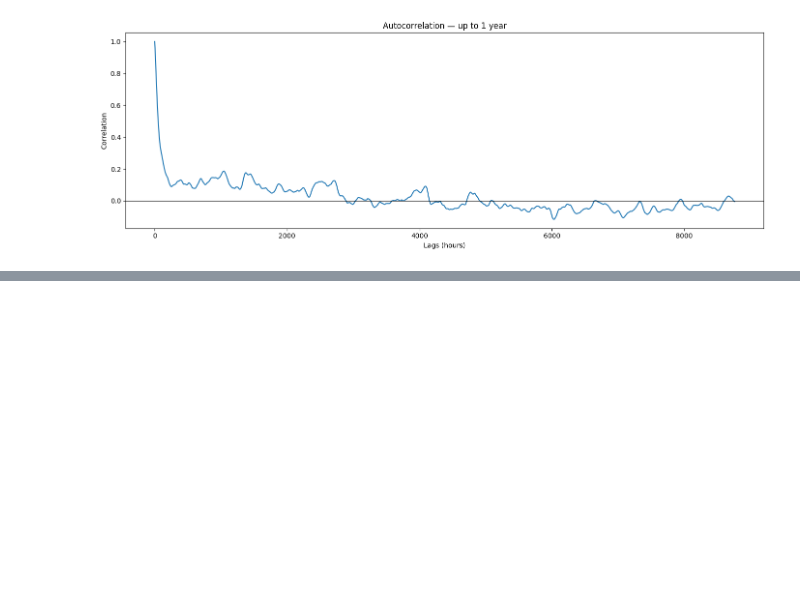
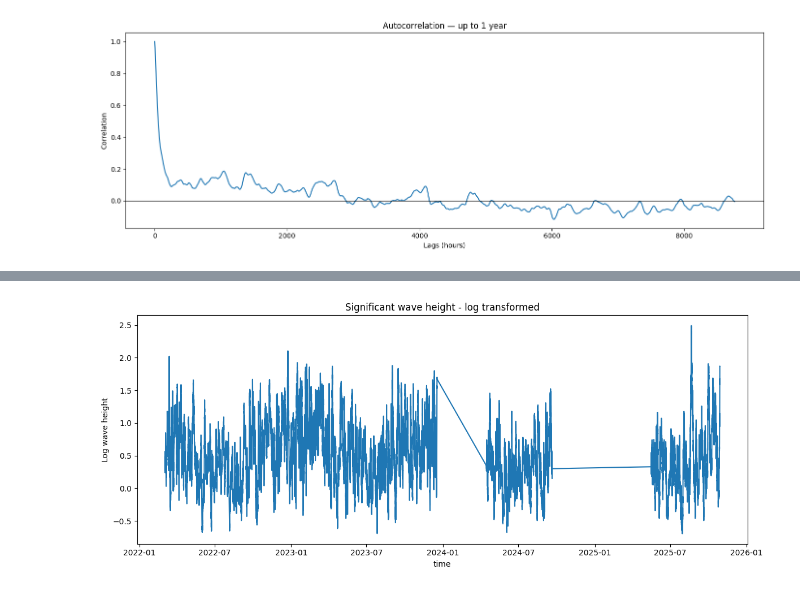
Before and after one commit to serene-b/wavecast, a Jupyter notebook: notebooks/02_time_series_analysis.ipynb, the cells around one changed output, grey strips where cells are left out. Drawn from its saved outputs; the diff is of its cells as text; code cells hidden in the pictures; blank space fills up the shorter version.

```diff
--- a/notebooks/02_time_series_analysis.ipynb
+++ b/notebooks/02_time_series_analysis.ipynb
@@ -66,0 +137,14 @@ plt.show()
+# %%
+wvht_log = np.log(wvht)
+
+plt.figure(figsize=(12, 5))
+plt.plot(wvht_log)
+
+plt.xlabel("time")
+plt.ylabel("Log wave height")
+plt.title("Significant wave height - log transformed")
+
+plt.tight_layout()
+plt.show()
+# %% [output]
+[figure, added]
```
Also changed, not shown: parts of 6 cells of this notebook.
